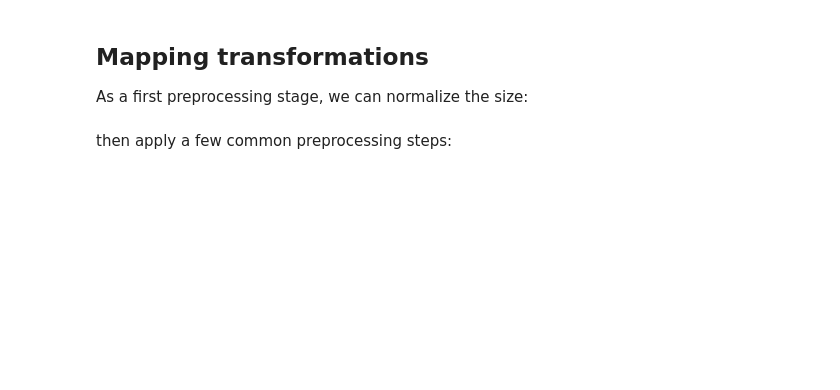
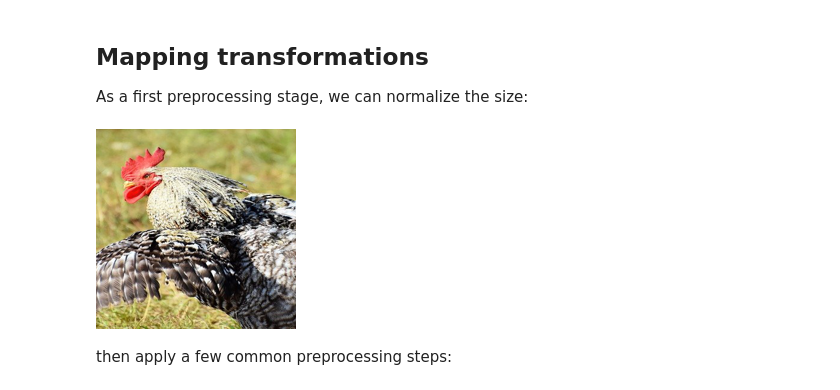
Before and after one commit to nlgranger/SeqTools, a Jupyter notebook: docs/examples/preprocessing_pipeline.ipynb, the cells around one changed output. Cells and saved outputs as stored; diff of their text form; code cells hidden in the pictures; blank space fills up the shorter version.

```diff
--- a/docs/examples/preprocessing_pipeline.ipynb
+++ b/docs/examples/preprocessing_pipeline.ipynb
@@ -39,12 +41,14 @@ As a first preprocessing stage, we can normalize the size:
 # %%
 def normalize_size(im):
     w, h = im.size
     left_crop = w // 2 - h // 2
-    return im.resize((200, 200), Image.BILINEAR, box=(left_crop, 1, h, h))
+    return im.resize((200, 200), box=(left_crop, 1, h, h))
 
 small_images = seqtools.smap(normalize_size, raw_images)
 
 small_images[1]
+# %% [output]
+[figure, added]
 # %% [markdown]
 then apply a few common preprocessing steps:
 # %%
```
Also changed, not shown: parts of 11 cells of this notebook, 6 other files.
